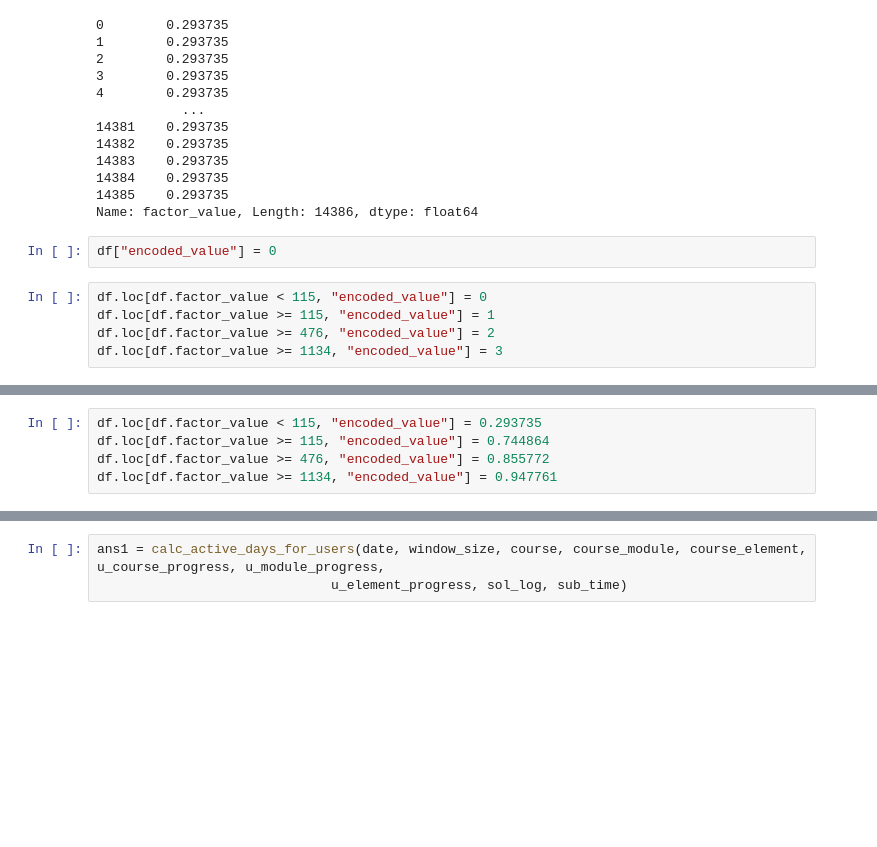
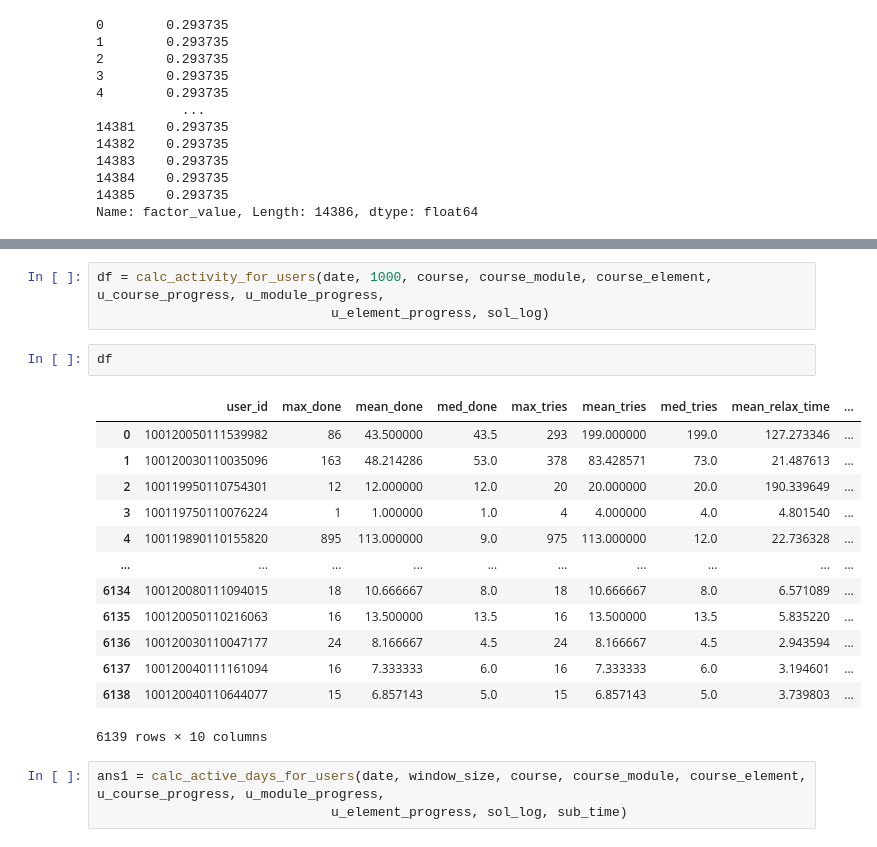
Before and after one commit to Uhbifg/sirius_2021_metric, a Jupyter notebook: data_explore.ipynb, the cells around one changed output, grey strips where cells are left out. Cells and saved outputs as stored; diff of their text form; blank space fills up the shorter version.

Commit message:
add activity feat

```diff
--- a/data_explore.ipynb
+++ b/data_explore.ipynb
@@ -335,10 +333,3 @@ calc_tries_encoded_for_users(date, window_size, course, course_module, course_el
 14384    0.293735
 14385    0.293735
 Name: factor_value, Length: 14386, dtype: float64
-# %%
-df["encoded_value"] = 0
-# %%
-df.loc[df.factor_value < 115, "encoded_value"] = 0
-df.loc[df.factor_value >= 115, "encoded_value"] = 1
-df.loc[df.factor_value >= 476, "encoded_value"] = 2
-df.loc[df.factor_value >= 1134, "encoded_value"] = 3
@@ -353,5 +366,0 @@ Name: y, dtype: float64
-# %%
-df.loc[df.factor_value < 115, "encoded_value"] = 0.293735
-df.loc[df.factor_value >= 115, "encoded_value"] = 0.744864
-df.loc[df.factor_value >= 476, "encoded_value"] = 0.855772
-df.loc[df.factor_value >= 1134, "encoded_value"] = 0.947761
@@ -358,3 +451,22 @@ df.loc[df.factor_value >= 1134, "encoded_value"] = 0.947761
+# %%
+df = calc_activity_for_users(date, 1000, course, course_module, course_element, u_course_progress, u_module_progress,
+                              u_element_progress, sol_log)
+# %%
+df
+# %% [output]
+|  | user_id | max_done | mean_done | med_done | max_tries | mean_tries | med_tries | mean_relax_time | ... |
+| 0 | 100120050111539982 | 86 | 43.500000 | 43.5 | 293 | 199.000000 | 199.0 | 127.273346 | ... |
+| 1 | 100120030110035096 | 163 | 48.214286 | 53.0 | 378 | 83.428571 | 73.0 | 21.487613 | ... |
+| 2 | 100119950110754301 | 12 | 12.000000 | 12.0 | 20 | 20.000000 | 20.0 | 190.339649 | ... |
+| 3 | 100119750110076224 | 1 | 1.000000 | 1.0 | 4 | 4.000000 | 4.0 | 4.801540 | ... |
+| 4 | 100119890110155820 | 895 | 113.000000 | 9.0 | 975 | 113.000000 | 12.0 | 22.736328 | ... |
+| ... | ... | ... | ... | ... | ... | ... | ... | ... | ... |
+| 6134 | 100120080111094015 | 18 | 10.666667 | 8.0 | 18 | 10.666667 | 8.0 | 6.571089 | ... |
+| 6135 | 100120050110216063 | 16 | 13.500000 | 13.5 | 16 | 13.500000 | 13.5 | 5.835220 | ... |
+| 6136 | 100120030110047177 | 24 | 8.166667 | 4.5 | 24 | 8.166667 | 4.5 | 2.943594 | ... |
+| 6137 | 100120040111161094 | 16 | 7.333333 | 6.0 | 16 | 7.333333 | 6.0 | 3.194601 | ... |
+| 6138 | 100120040110644077 | 15 | 6.857143 | 5.0 | 15 | 6.857143 | 5.0 | 3.739803 | ... |
+6139 rows × 10 columns
 # %%
 ans1 = calc_active_days_for_users(date, window_size, course, course_module, course_element, u_course_progress, u_module_progress,
                               u_element_progress, sol_log, sub_time)
```
Also changed, not shown: parts of 4 cells of this notebook.
